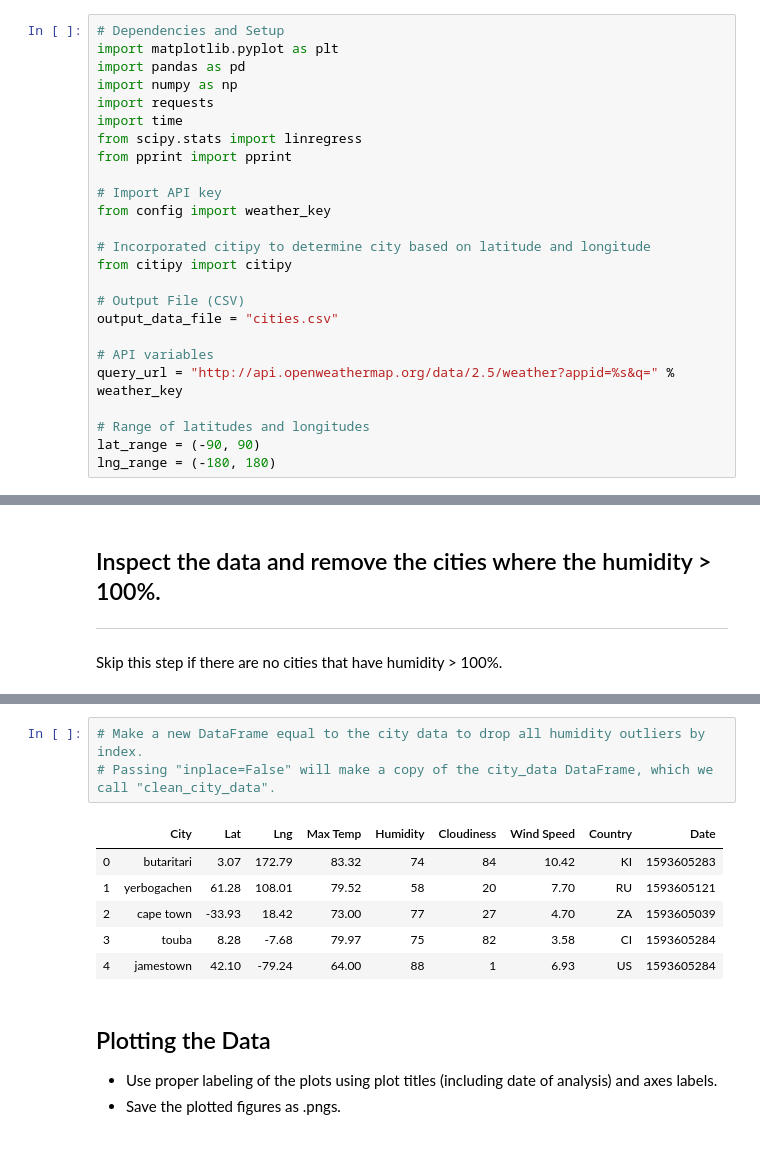
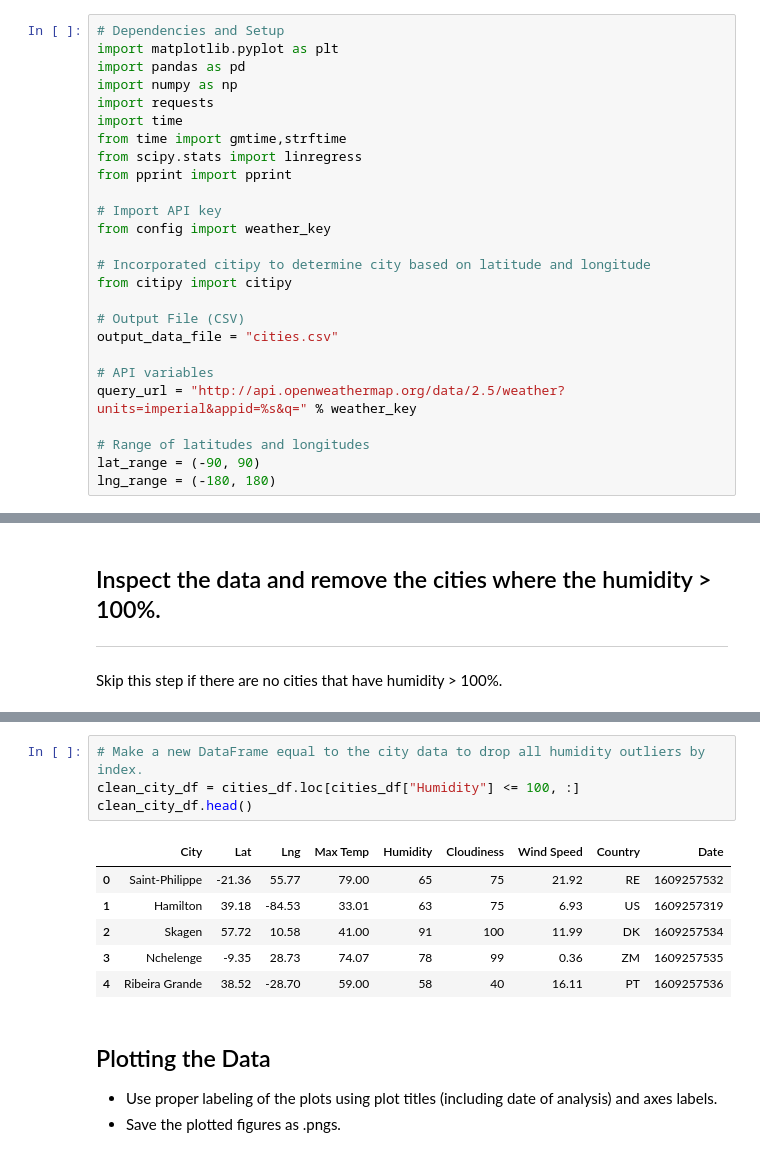
Before and after one commit to abaker178/api-challenge, a Jupyter notebook: WeatherPy/WeatherPy.ipynb, the cells around one changed output, grey strips where cells are left out. Saved outputs shown, nothing was run; the diff lists cells and outputs as text.

```diff
--- a/WeatherPy/WeatherPy.ipynb
+++ b/WeatherPy/WeatherPy.ipynb
@@ -11,6 +11,7 @@ import pandas as pd
 import numpy as np
 import requests
 import time
+from time import gmtime,strftime
 from scipy.stats import linregress
 from pprint import pprint
 
@@ -24,7 +25,7 @@ from citipy import citipy
 output_data_file = "cities.csv"
 
 # API variables
-query_url = "http://api.openweathermap.org/data/2.5/weather?appid=%s&q=" % weather_key
+query_url = "http://api.openweathermap.org/data/2.5/weather?units=imperial&appid=%s&q=" % weather_key
 
 # Range of latitudes and longitudes
 lat_range = (-90, 90)
@@ -168,13 +200,14 @@ Int64Index([], dtype='int64')
 # %%
 # Make a new DataFrame equal to the city data to drop all humidity outliers by index.
-# Passing "inplace=False" will make a copy of the city_data DataFrame, which we call "clean_city_data".
+clean_city_df = cities_df.loc[cities_df["Humidity"] <= 100, :]
+clean_city_df.head()
 # %% [output]
 |  | City | Lat | Lng | Max Temp | Humidity | Cloudiness | Wind Speed | Country | Date |
-| 0 | butaritari | 3.07 | 172.79 | 83.32 | 74 | 84 | 10.42 | KI | 1593605283 |
-| 1 | yerbogachen | 61.28 | 108.01 | 79.52 | 58 | 20 | 7.70 | RU | 1593605121 |
-| 2 | cape town | -33.93 | 18.42 | 73.00 | 77 | 27 | 4.70 | ZA | 1593605039 |
-| 3 | touba | 8.28 | -7.68 | 79.97 | 75 | 82 | 3.58 | CI | 1593605284 |
-| 4 | jamestown | 42.10 | -79.24 | 64.00 | 88 | 1 | 6.93 | US | 1593605284 |
+| 0 | Saint-Philippe | -21.36 | 55.77 | 79.00 | 65 | 75 | 21.92 | RE | 1609257532 |
+| 1 | Hamilton | 39.18 | -84.53 | 33.01 | 63 | 75 | 6.93 | US | 1609257319 |
+| 2 | Skagen | 57.72 | 10.58 | 41.00 | 91 | 100 | 11.99 | DK | 1609257534 |
+| 3 | Nchelenge | -9.35 | 28.73 | 74.07 | 78 | 99 | 0.36 | ZM | 1609257535 |
+| 4 | Ribeira Grande | 38.52 | -28.70 | 59.00 | 58 | 40 | 16.11 | PT | 1609257536 |
 # %% [markdown]
 ## Plotting the Data
 * Use proper labeling of the plots using plot titles (including date of analysis) and axes labels.
```
Also changed, not shown: parts of 18 cells of this notebook, 6 other files.
